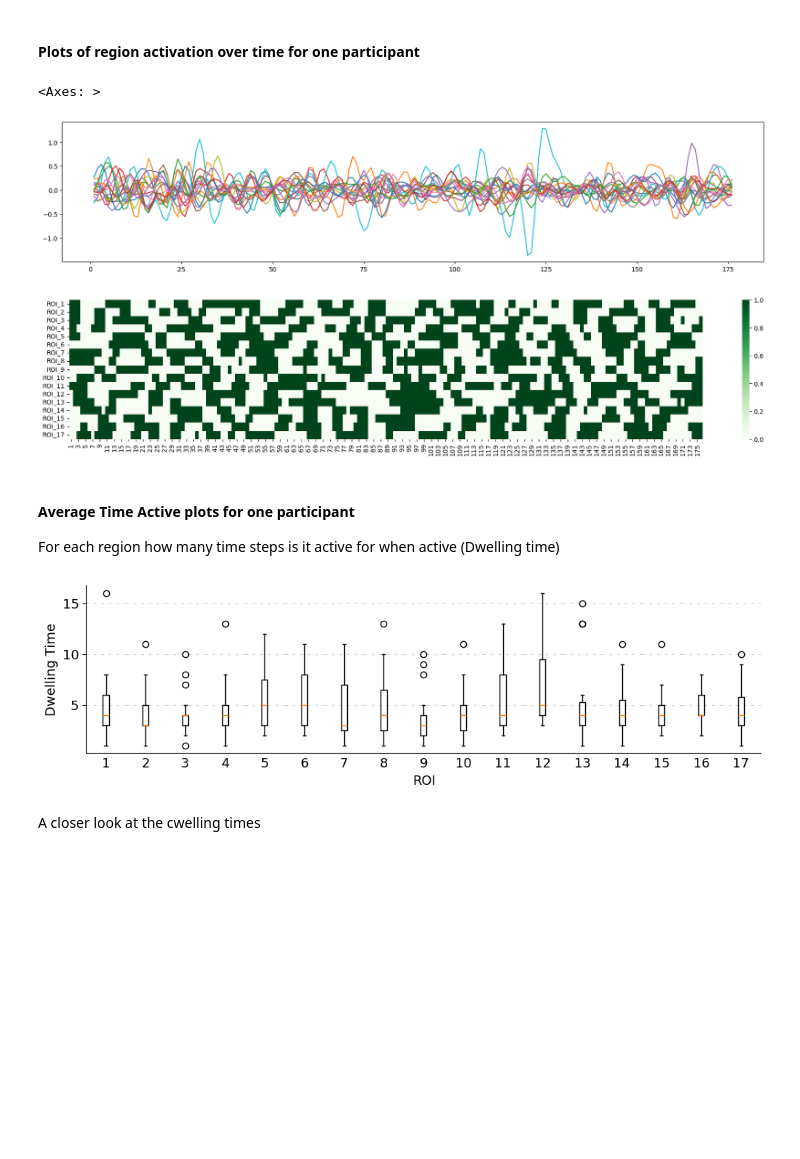
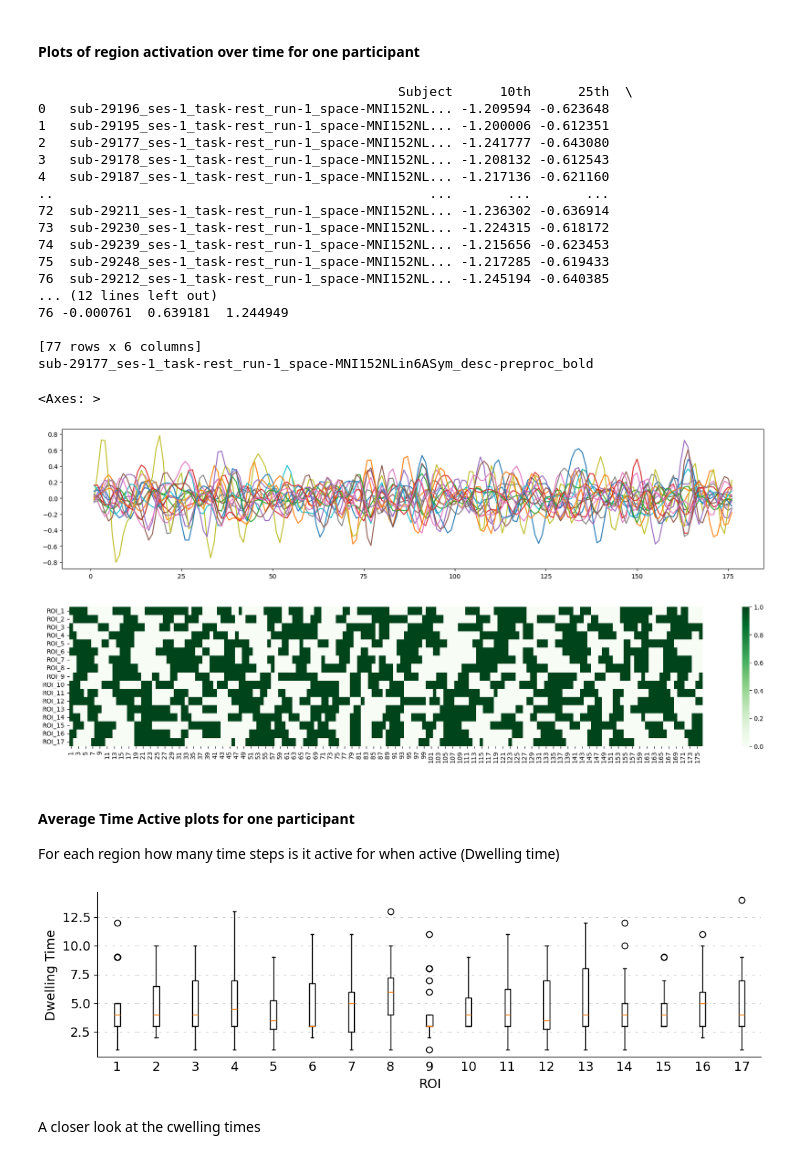
Before and after one commit to malt1114/Thesis_Neurodiversity, a Jupyter notebook: eda/notebooks/EDA_RW_17.ipynb, the cells around one changed output. Cells and saved outputs as stored; diff of their text form; code cells hidden in the pictures; blank space fills up the shorter version.

```diff
--- a/eda/notebooks/EDA_RW_17.ipynb
+++ b/eda/notebooks/EDA_RW_17.ipynb
@@ -15,13 +15,15 @@ import numpy as np
 import matplotlib.lines as mlines
 # %%
 #for each subject create a time series
-csv_folder = "..\\..\\data.nosync\\stats"
+csv_folder = "../../data.nosync/stats"
 sub_folders = ["ABIDEI_17","ABIDEII_17","ADHD200_17"]
 # Collect all .tsv files
 csv_files = []
 for folder in sub_folders:
     csv_files = csv_files + glob.glob(os.path.join(os.path.join(csv_folder,folder), "*.csv"))
 print(f"There are {len(csv_files)} files")
+
+csv_files.sort()
 # %% [output]
 There are 663 files
 # %% [markdown]
@@ -31,30 +33,50 @@ There are 663 files
 # %%
 # plot of region activity over time, and heatmap of if a region is more or less active than average over time
 
 thresholds = pd.read_csv(csv_files[0],index_col= 0, delimiter=";")
 
 scan = csv_files[1]
 scan_id = os.path.split(scan)[1].replace("_ses-1_task-rest","").replace("_space-MNI152NLin6ASym_desc-preproc_b.csv","")
 scan_thresholds_subject = os.path.split(scan)[1].replace(".csv","old")
 subject = scan_id.replace("sub-","").replace("_run-1","").replace("_run-2","")
-dataset = os.path.split(scan)[0].replace("..\\..\\data.nosync\\stats\\","")
+dataset = os.path.split(scan)[0].replace("../../data.nosync/stats/","")
+
+print(thresholds)
+print(scan_thresholds_subject)
 
 scan_thresholds = thresholds[thresholds["Subject"]==scan_thresholds_subject]
 scan_df = pd.read_csv(scan,delimiter = ";",index_col = 0)
 
 fig,ax = plt.subplots(figsize= (20,4))
 for roi in scan_df.columns:
     ax.plot(scan_df[roi])
 fig.show()
 oi_scan_df = scan_df>=scan_thresholds["50th"].values[0]
 
 fig,ax = plt.subplots(figsize= (22.5,4))
 
 sns.heatmap(oi_scan_df.T,cmap="Greens")
 # %% [output]
-<Axes: >
+                                              Subject      10th      25th  \
+0   sub-29196_ses-1_task-rest_run-1_space-MNI152NL... -1.209594 -0.623648
+1   sub-29195_ses-1_task-rest_run-1_space-MNI152NL... -1.200006 -0.612351
+2   sub-29177_ses-1_task-rest_run-1_space-MNI152NL... -1.241777 -0.643080
+3   sub-29178_ses-1_task-rest_run-1_space-MNI152NL... -1.208132 -0.612543
+4   sub-29187_ses-1_task-rest_run-1_space-MNI152NL... -1.217136 -0.621160
+..                                                ...       ...       ...
+72  sub-29211_ses-1_task-rest_run-1_space-MNI152NL... -1.236302 -0.636914
+73  sub-29230_ses-1_task-rest_run-1_space-MNI152NL... -1.224315 -0.618172
+74  sub-29239_ses-1_task-rest_run-1_space-MNI152NL... -1.215656 -0.623453
+75  sub-29248_ses-1_task-rest_run-1_space-MNI152NL... -1.217285 -0.619433
+76  sub-29212_ses-1_task-rest_run-1_space-MNI152NL... -1.245194 -0.640385
+... (12 lines left out)
+76 -0.000761  0.639181  1.244949
+
+[77 rows x 6 columns]
+sub-29177_ses-1_task-rest_run-1_space-MNI152NLin6ASym_desc-preproc_bold
+<Axes: >
-[figure, old version]
+[figure, new version]
-[figure, old version]
+[figure, new version]
 # %% [markdown]
 #### Average Time Active plots for one participant
 For each region how many time steps is it active for when active (Dwelling time)
@@ -89,10 +111,10 @@ ax[0].set_ylabel("Dwelling Time")
 fig.text(0.5, 0.01, 'ROI', va='top', rotation='horizontal')
 
 plt.subplots_adjust(left=None, bottom=None, right=None, top=None, wspace=0, hspace=None)
-plt.savefig("TimeActive.svg", bbox_inches="tight")
+plt.savefig("../pics/TimeActive.svg", bbox_inches="tight")
 plt.show()
 # %% [output]
-[figure, old version]
+[figure, new version]
 # %% [markdown]
 A closer look at the cwelling times
 # %%
```
Also changed, not shown: parts of 10 cells of this notebook, 12 other files.
